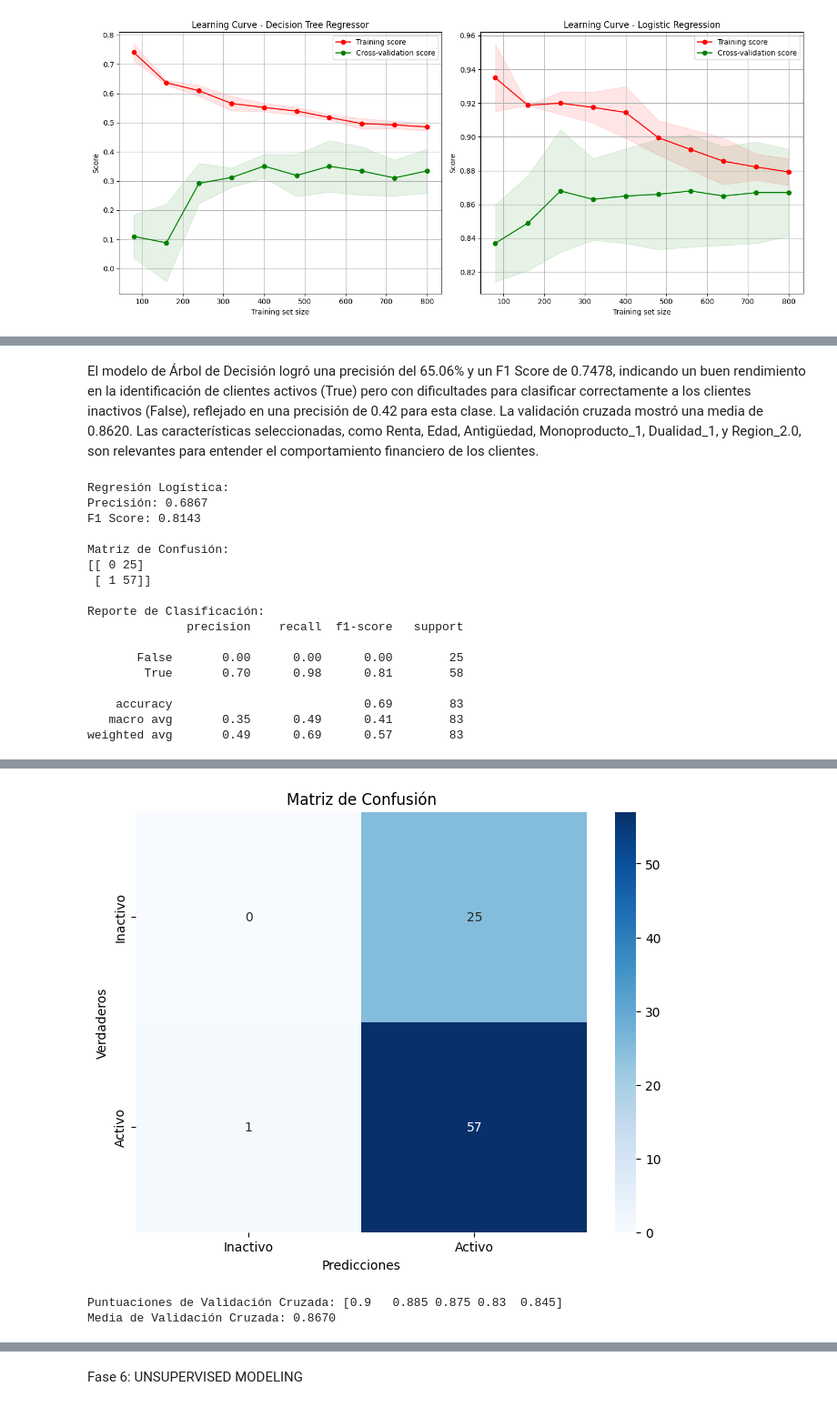
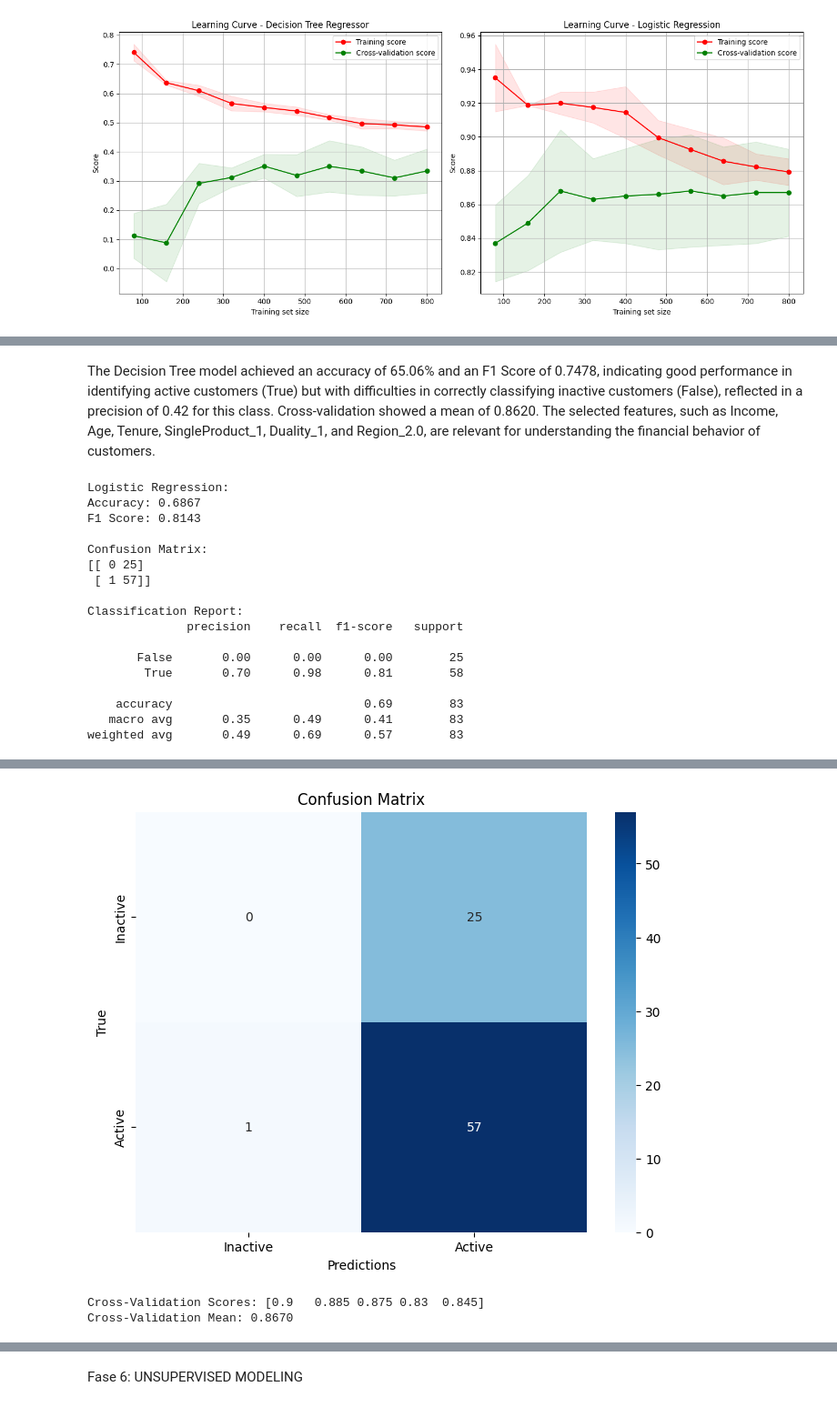
Before and after one commit to Andresilvampuero/monopoly, a Jupyter notebook: monopoly/notebooks/Monopoly.ipynb, the cells around one changed output, grey strips where cells are left out. Shown at 91% size. Drawn from its saved outputs; the diff is of its cells as text; code cells hidden in the pictures.

```diff
--- a/monopoly/notebooks/Monopoly.ipynb
+++ b/monopoly/notebooks/Monopoly.ipynb
@@ -534,7 +555,7 @@ def trim_outliers_iqr(df, columns):
 
     return df_clean
 
-ds_without_outliers = trim_outliers_iqr(ds_imputed, numeric_cols)
+ds_without_outliers = trim_outliers_iqr(ds_imputed, cols_numerics)
 
 columns_of_interest = ['Renta', 'Edad', 'Consumo', 'CUPO_L1']
 
@@ -1041,10 +1052,9 @@ Accuracy = 0.5421686746987951, Confusión =
 # %%
 models = {
-    "Regresión Lineal": LinearRegression(),
-    "Regresión Ridge": Ridge(alpha=1.0),
-    "Árbol de Decisión": DecisionTreeRegressor(max_depth=3)
+    "Linear Regression": LinearRegression(),
+    "Ridge Regression": Ridge(alpha=1.0),
+    "Decision Tree": DecisionTreeRegressor(max_depth=3)
 }
-
 
 results = {}
 
@@ -1062,14 +1072,12 @@ for name, model in models.items():
         "R²": r2
     }
 
-
 results_df = pd.DataFrame(results).T
 print(results_df)
 
-
 results_df[['MSE', 'MAE', 'R²']].plot(kind='bar', figsize=(10, 6))
-plt.title('Comparación de Modelos de Regresión')
-plt.ylabel('Valor de Métrica')
+plt.title('Regression Model Comparison')
+plt.ylabel('Metric Value')
 plt.xticks(rotation=45)
 plt.show()
 # %% [output]
@@ -1467,13 +1452,9 @@ Media de Validación Cruzada: 0.8620
 # %% [markdown]
-El modelo de Árbol de Decisión logró una precisión del 65.06% y un F1 Score de 0.7478, indicando un buen rendimiento en la identificación de clientes activos (True) pero con dificultades para clasificar correctamente a los clientes inactivos (False), reflejado en una precisión de 0.42 para esta clase. La validación cruzada mostró una media de 0.8620.
-Las características seleccionadas, como Renta, Edad, Antigüedad, Monoproducto_1, Dualidad_1, y Region_2.0, son relevantes para entender el comportamiento financiero de los clientes.
+The Decision Tree model achieved an accuracy of 65.06% and an F1 Score of 0.7478, indicating good performance in identifying active customers (True) but with difficulties in correctly classifying inactive customers (False), reflected in a precision of 0.42 for this class. Cross-validation showed a mean of 0.8620. The selected features, such as Income, Age, Tenure, SingleProduct_1, Duality_1, and Region_2.0, are relevant for understanding the financial behavior of customers.
 # %%
 def prepare_data(ds_final, sample_size=100000):
-
-
     features = ['Renta', 'Edad', 'Antiguedad', 'Monoproducto_1', 'Dualidad_1', 'Region_2.0']
     X = pd.get_dummies(ds_final[features], drop_first=True)
-
 
     y = ds_final['FlgAct_T12_1.0']
 
@@ -1491,67 +1472,58 @@ def evaluate_logistic_regression(X_train, X_test, y_train, y_test):
     logistic_model.fit(X_train, y_train)
     y_pred = logistic_model.predict(X_test)
 
-
     accuracy = accuracy_score(y_test, y_pred)
     f1 = f1_score(y_test, y_pred)
 
-    print("Regresión Logística:")
-    print(f"Precisión: {accuracy:.4f}")
+    print("Logistic Regression:")
+    print(f"Accuracy: {accuracy:.4f}")
     print(f"F1 Score: {f1:.4f}")
 
-
     cm = confusion_matrix(y_test, y_pred)
-    print("\nMatriz de Confusión:")
+    print("\nConfusion Matrix:")
     print(cm)
 
-
     report = classification_report(y_test, y_pred)
-    print("\nReporte de Clasificación:")
+    print("\nClassification Report:")
     print(report)
 
-
     plt.figure(figsize=(8, 6))
-    sns.heatmap(cm, annot=True, fmt='d', cmap='Blues', xticklabels=['Inactivo', 'Activo'], yticklabels=['Inactivo', 'Activo'])
-    plt.ylabel('Verdaderos')
-    plt.xlabel('Predicciones')
-    plt.title('Matriz de Confusión')
+    sns.heatmap(cm, annot=True, fmt='d', cmap='Blues', xticklabels=['Inactive', 'Active'], yticklabels=['Inactive', 'Active'])
+    plt.ylabel('True')
+    plt.xlabel('Predictions')
+    plt.title('Confusion Matrix')
     plt.show()
 
-
     cv_scores = cross_val_score(logistic_model, X, y, cv=5)
-    print(f"\nPuntuaciones de Validación Cruzada: {cv_scores}")
-    print(f"Media de Validación Cruzada: {cv_scores.mean():.4f}")
-
+    print(f"\nCross-Validation Scores: {cv_scores}")
+    print(f"Cross-Validation Mean: {cv_scores.mean():.4f}")
 
 if __name__ == "__main__":
     try:
-
         X_train, X_test, y_train, y_test = prepare_data(ds_final)
-
         evaluate_logistic_regression(X_train, X_test, y_train, y_test)
-
     except Exception as e:
-        print(f"Error durante la evaluación de la Regresión Logística: {str(e)}")
+        print(f"Error during Logistic Regression evaluation: {str(e)}")
 # %% [output]
-Regresión Logística:
-Precisión: 0.6867
+Logistic Regression:
+Accuracy: 0.6867
 F1 Score: 0.8143
 
-Matriz de Confusión:
+Confusion Matrix:
 [[ 0 25]
  [ 1 57]]
 
-Reporte de Clasificación:
+Classification Report:
               precision    recall  f1-score   support
 
        False       0.00      0.00      0.00        25
         True       0.70      0.98      0.81        58
 
     accuracy                           0.69        83
    macro avg       0.35      0.49      0.41        83
 weighted avg       0.49      0.69      0.57        83
 [interactive output not drawn]
-[figure, old version]
+[figure, new version]
-Puntuaciones de Validación Cruzada: [0.9   0.885 0.875 0.83  0.845]
-Media de Validación Cruzada: 0.8670
+Cross-Validation Scores: [0.9   0.885 0.875 0.83  0.845]
+Cross-Validation Mean: 0.8670
 # %% [markdown]
```
Also changed, not shown: parts of 58 cells of this notebook.
